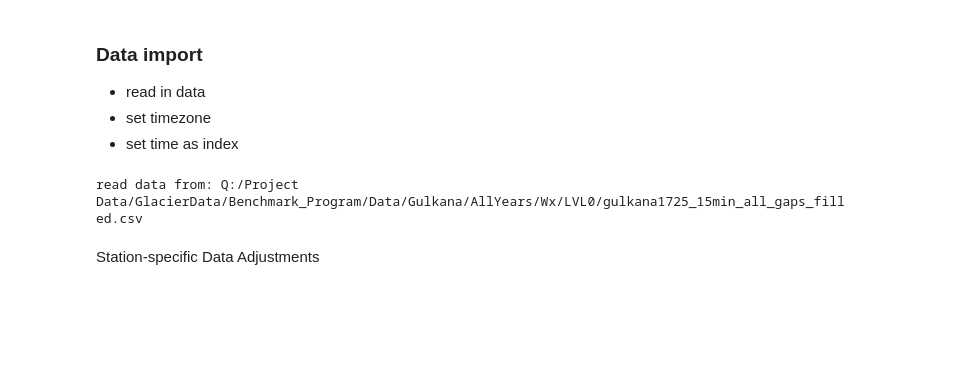
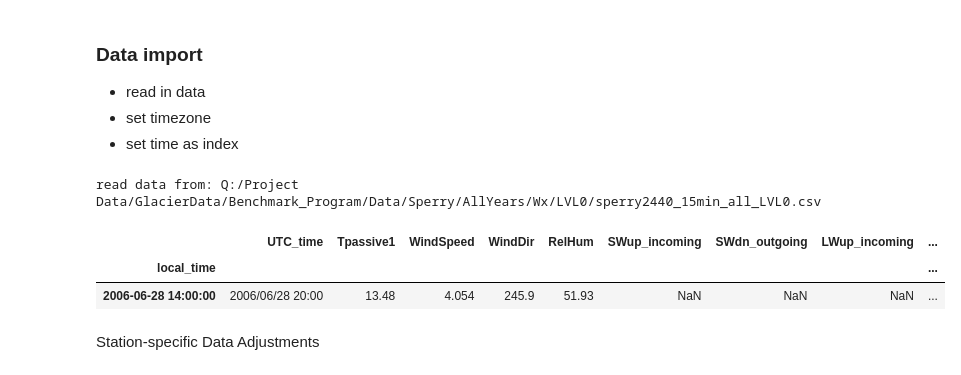
Before and after one commit to ehbaker/WXmunge, a Jupyter notebook: LVL1_Hampel_Only.ipynb, the cells around one changed output. Saved outputs shown, nothing was run; the diff lists cells and outputs as text; code cells hidden in the pictures; blank space fills up the shorter version.

```diff
--- a/LVL1_Hampel_Only.ipynb
+++ b/LVL1_Hampel_Only.ipynb
@@ -17,8 +17,13 @@ import matplotlib.pyplot as plt
 
 #import self-written libraries
 import LVL1
-from settings import *
 import CleanWxData as wx
+import settings
+from settings import base_path
+Glacier='Sperry'
+Station='2440'
+
+data_columns, general_data_columns, out_date_format, precip_columns, precip_gage_change, primary_temp_column, temp_columns, timezone, wind_col, wind_dir_columns = settings.get_settings(settings.Glacier, settings.Station)
 # %%
 #Do you want to display plots (slow for large datasets)
 show_plots=True #True= show plots
@@ -50,11 +48,8 @@ if Glacier + Station=='Wolverine370':
 - set time as index
 # %%
 #read in level0 CSV
-if Glacier +Station == "Gulkana1725":
-    pth=base_path + "Data/Gulkana/AllYears/Wx/LVL0/gulkana1725_15min_all_gaps_filled.csv"
-
-if (Glacier + Station == 'Wolverine990') | (Glacier + Station =='Gulkana1480'):
-    pth=base_path +r"Data/" + Glacier + r'/AllYears/Wx/LVL0/' + Glacier.lower() + Station+ "_15min_NWIS_1990s_added.csv"
+if (Glacier + Station == 'Wolverine990') | (Glacier + Station =='Gulkana1480')| (Glacier+Station=='Gulkana1725')| (Glacier=='SouthCascade'):
+    pth=base_path +r"Data/" + Glacier + r'/AllYears/Wx/LVL0/telemetry_added/' + Glacier.lower() + Station+ file_label + '_LVL0.csv'
 
 dat=pd.read_csv(pth)
 print("read data from: "+ pth)
@@ -64,7 +59,7 @@ dat['local_time']=pd.to_datetime(dat[local_time_column_name], format=date_format
 dat=dat.set_index('local_time')
 #dat=dat.tz_localize(timezone, ambiguous='infer')
 # %% [output]
-read data from: Q:/Project Data/GlacierData/Benchmark_Program/Data/Gulkana/AllYears/Wx/LVL0/gulkana1725_15min_all_gaps_filled.csv
+read data from: Q:/Project Data/GlacierData/Benchmark_Program/Data/Sperry/AllYears/Wx/LVL0/sperry2440_15min_all_LVL0.csv
 # %%
 #Determine if dataset contains precip data (may want to revisit this later)
 precip_present=len(precip_columns)>0
@@ -72,6 +67,12 @@ temp_present=len(temp_columns)>0
 wind_present=len(wind_col)>0
 # %%
 dat=dat.sort_index() #ensure data is sorted by time
+# %%
+dat.head(1)
+# %% [output]
+|  | UTC_time | Tpassive1 | WindSpeed | WindDir | RelHum | SWup_incoming | SWdn_outgoing | LWup_incoming | ... |
+| local_time |  |  |  |  |  |  |  |  | ... |
+| 2006-06-28 14:00:00 | 2006/06/28 20:00 | 13.48 | 4.054 | 245.9 | 51.93 | NaN | NaN | NaN | ... |
 # %% [markdown]
 Station-specific Data Adjustments
 # %%
```
Also changed, not shown: parts of 18 cells of this notebook, 2 other files.
